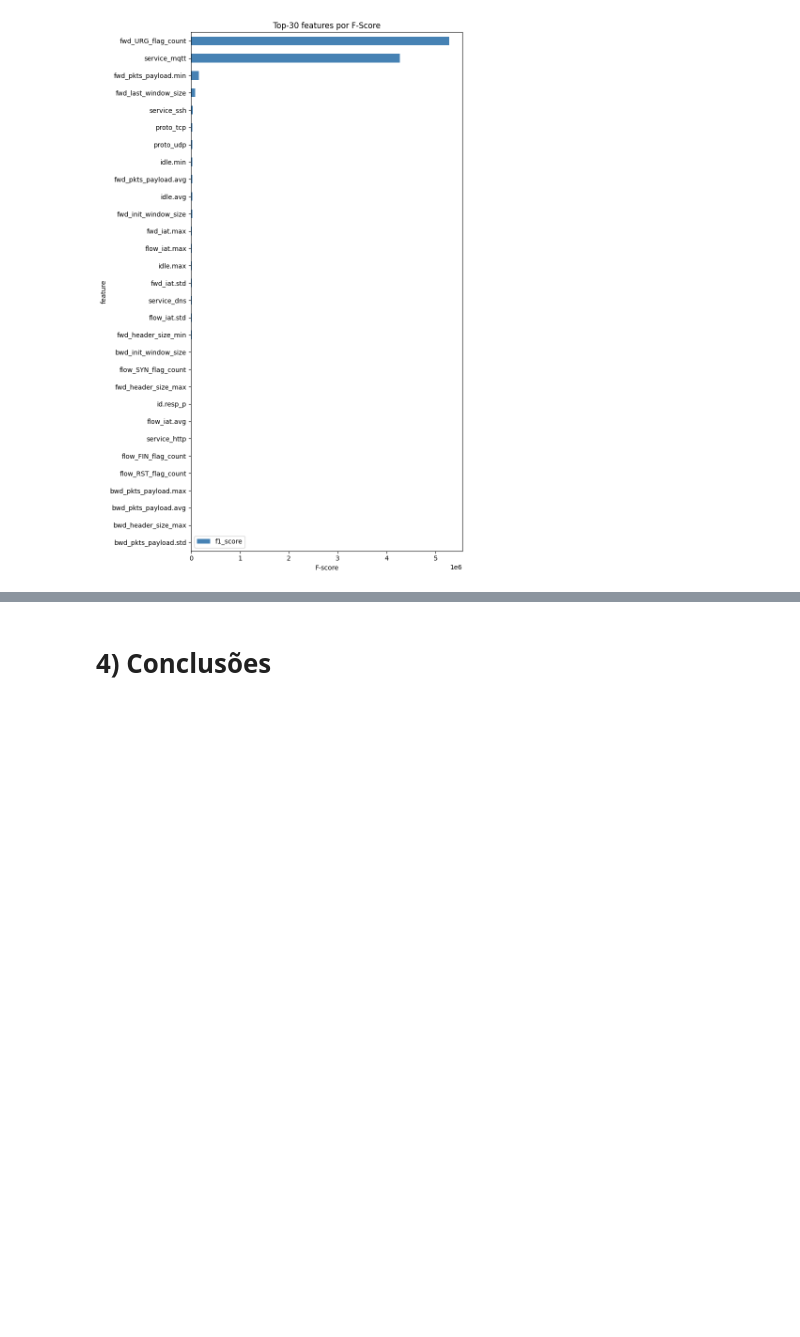
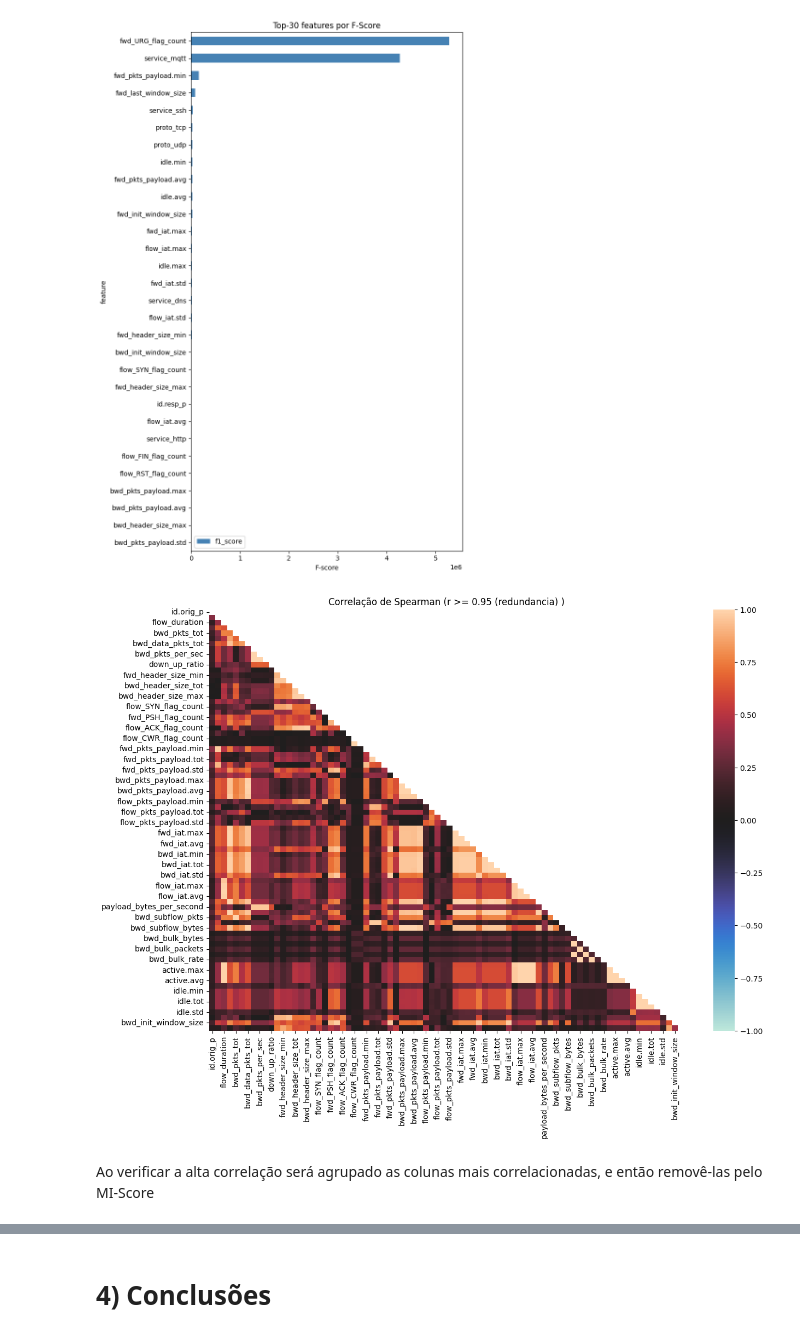
Before and after one commit to MBA-Data-Science-Unifor/IoT-Guard, a Jupyter notebook: artifacts/notebooks/EDA.ipynb, the cells around one changed output, grey strips where cells are left out. Saved outputs shown, nothing was run; the diff lists cells and outputs as text; code cells hidden in the pictures; blank space fills up the shorter version.

```diff
--- a/artifacts/notebooks/EDA.ipynb
+++ b/artifacts/notebooks/EDA.ipynb
@@ -390,3 +348,20 @@ plt.tight_layout()
 plt.show()
 # %% [output]
 [figure]
+# %%
+# Heatmap
+df_numeric_correlations = df[numeric_columns].corr(method='spearman').abs()
+masked = np.triu(np.ones_like(df_numeric_correlations))
+
+fig, ax = plt.subplots(figsize=(14, 10))
+sns.heatmap(
+    data=df_numeric_correlations,
+    mask=masked, center=0, vmin=-1, vmax=1
+)
+
+plt.title("Correlação de Spearman (r >= 0.95 (redundancia) )")
+plt.show()
+# %% [output]
+[figure, added]
+# %% [markdown]
+Ao verificar a alta correlação será agrupado as colunas mais correlacionadas, e então removê-las pelo MI-Score
```
Also changed, not shown: parts of 13 cells of this notebook.
